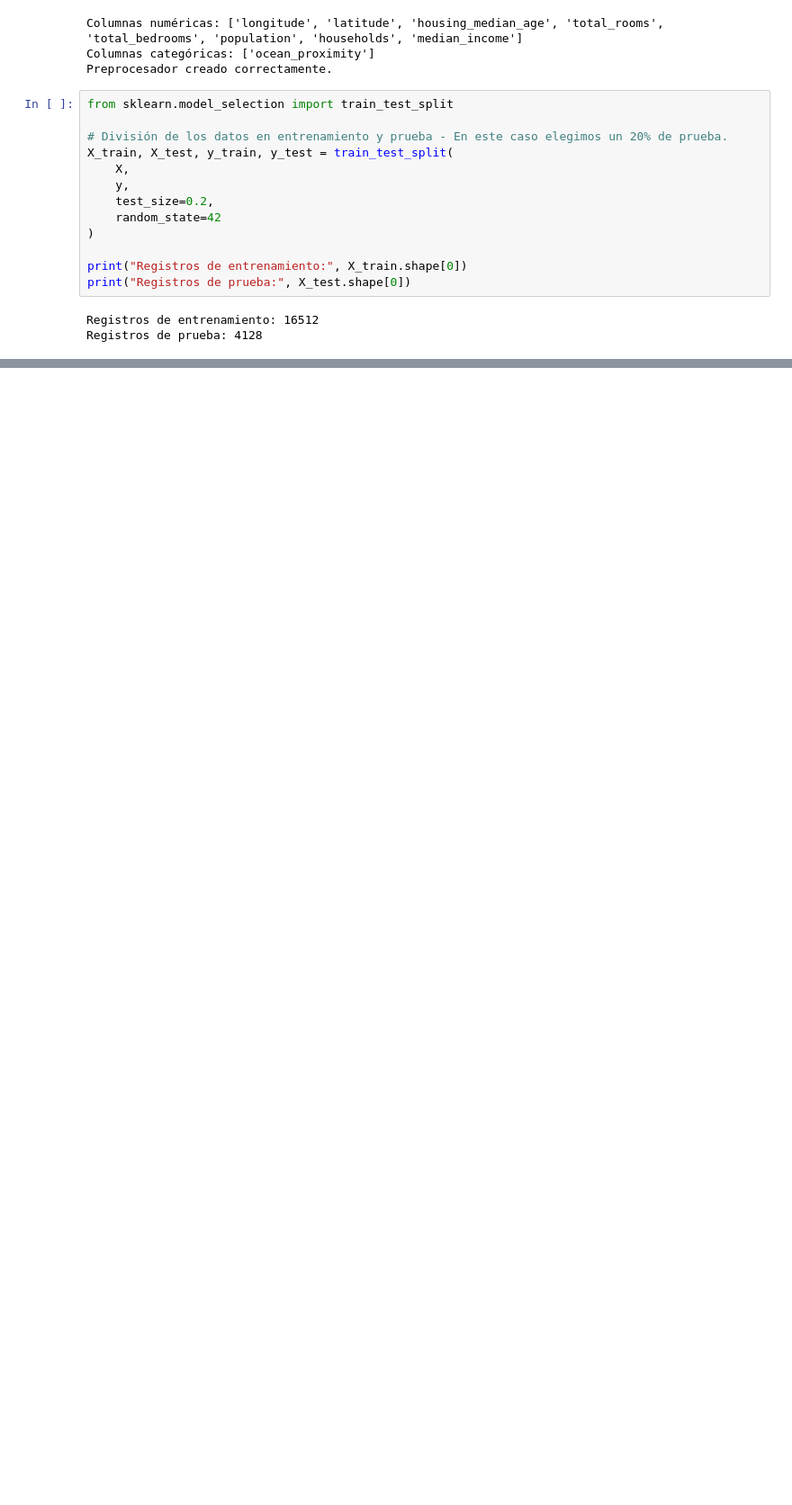
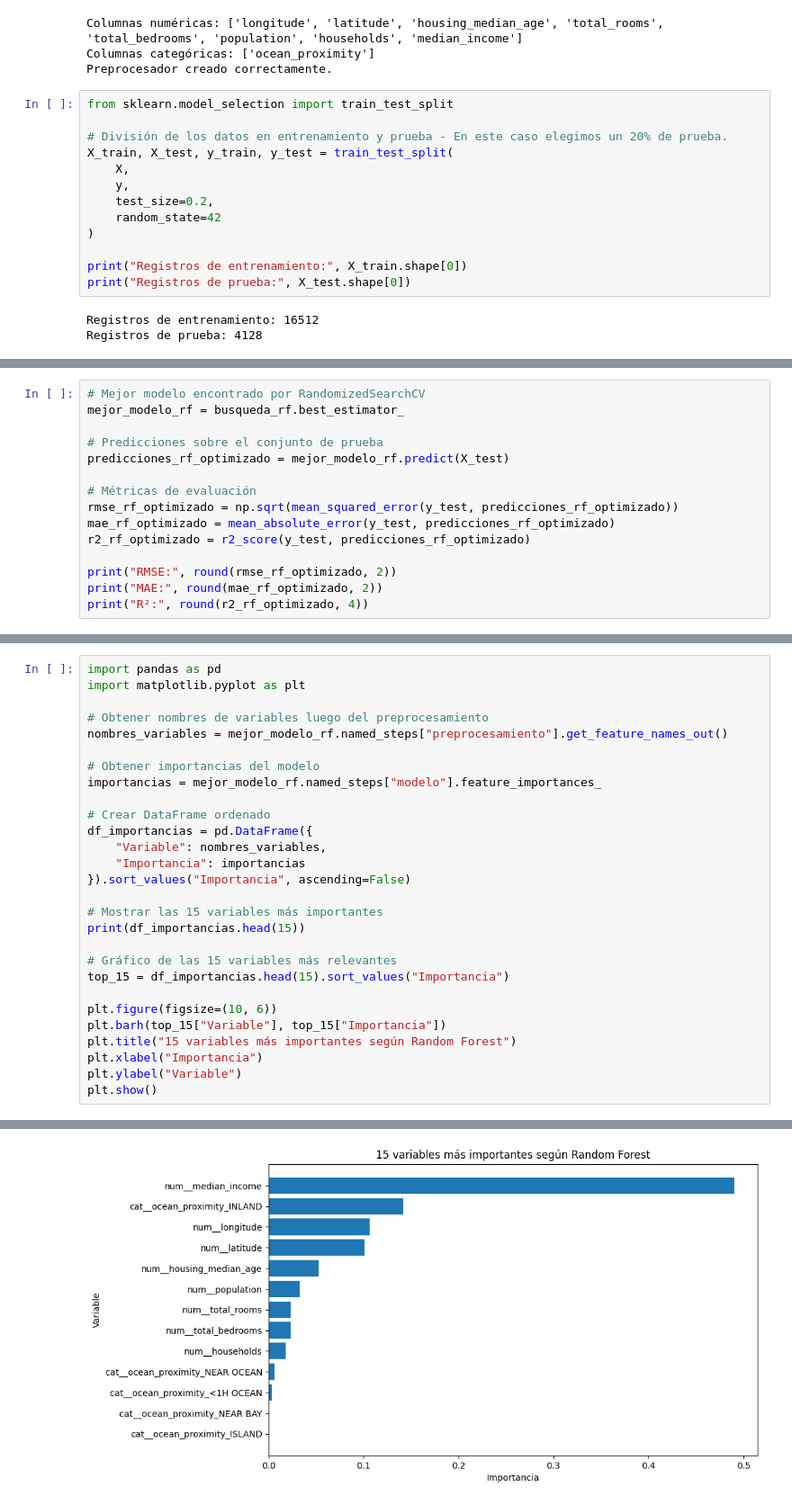
Before and after one commit to gregomatias/DataScienceII_AnalisisVivienda, a Jupyter notebook: DataScienceIIMatias_Grego_E2.ipynb, the cells around one changed output, grey strips where cells are left out. Shown at 90% size. Drawn from its saved outputs; the diff is of its cells as text; blank space fills up the shorter version.

```diff
--- a/DataScienceIIMatias_Grego_E2.ipynb
+++ b/DataScienceIIMatias_Grego_E2.ipynb
@@ -273,0 +591,15 @@ Registros de prueba: 4128
+# %%
+# Mejor modelo encontrado por RandomizedSearchCV
+mejor_modelo_rf = busqueda_rf.best_estimator_
+
+# Predicciones sobre el conjunto de prueba
+predicciones_rf_optimizado = mejor_modelo_rf.predict(X_test)
+
+# Métricas de evaluación
+rmse_rf_optimizado = np.sqrt(mean_squared_error(y_test, predicciones_rf_optimizado))
+mae_rf_optimizado = mean_absolute_error(y_test, predicciones_rf_optimizado)
+r2_rf_optimizado = r2_score(y_test, predicciones_rf_optimizado)
+
+print("RMSE:", round(rmse_rf_optimizado, 2))
+print("MAE:", round(mae_rf_optimizado, 2))
+print("R²:", round(r2_rf_optimizado, 4))
@@ -273,0 +656,29 @@ Registros de prueba: 4128
+# %%
+import pandas as pd
+import matplotlib.pyplot as plt
+
+# Obtener nombres de variables luego del preprocesamiento
+nombres_variables = mejor_modelo_rf.named_steps["preprocesamiento"].get_feature_names_out()
+
+# Obtener importancias del modelo
+importancias = mejor_modelo_rf.named_steps["modelo"].feature_importances_
+
+# Crear DataFrame ordenado
+df_importancias = pd.DataFrame({
+    "Variable": nombres_variables,
+    "Importancia": importancias
+}).sort_values("Importancia", ascending=False)
+
+# Mostrar las 15 variables más importantes
+print(df_importancias.head(15))
+
+# Gráfico de las 15 variables más relevantes
+top_15 = df_importancias.head(15).sort_values("Importancia")
+
+plt.figure(figsize=(10, 6))
+plt.barh(top_15["Variable"], top_15["Importancia"])
+plt.title("15 variables más importantes según Random Forest")
+plt.xlabel("Importancia")
+plt.ylabel("Variable")
+plt.show()
+# %% [output]
@@ -273,0 +699 @@ Registros de prueba: 4128
+[figure, added]
```
Also changed, not shown: parts of 20 cells of this notebook.
